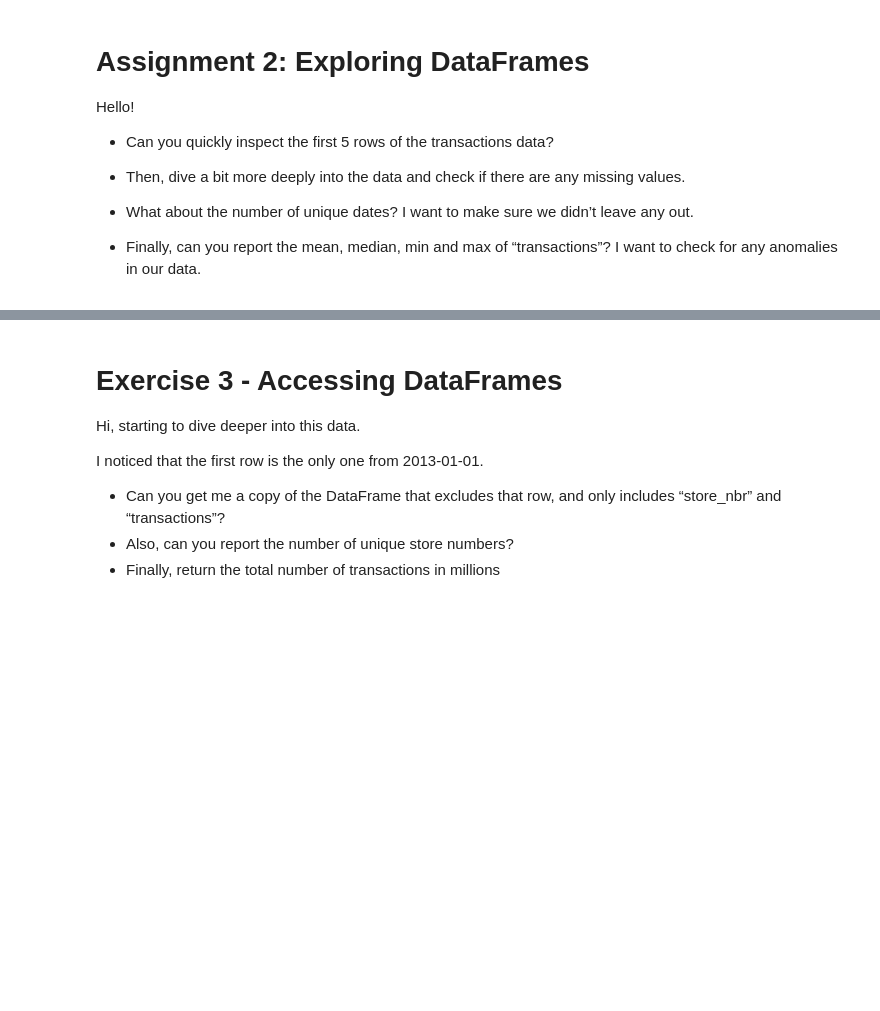
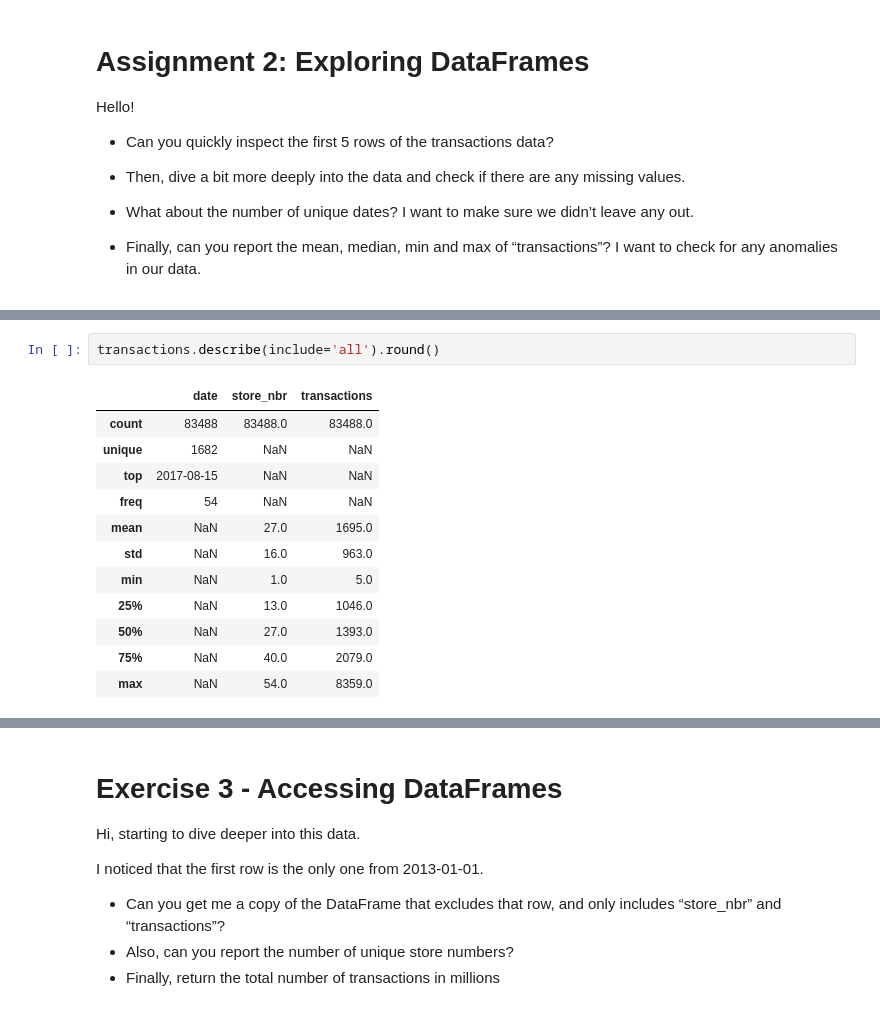
Before and after one commit to maciejsss/data-analysis-pandas, a Jupyter notebook: Course Assignment Notebooks/section03_DataFrames.ipynb, the cells around one changed output, grey strips where cells are left out. Cells and saved outputs as stored; diff of their text form; blank space fills up the shorter version.

```diff
--- a/Course Assignment Notebooks/section03_DataFrames.ipynb
+++ b/Course Assignment Notebooks/section03_DataFrames.ipynb
@@ -54,0 +84,15 @@ Hello!
+# %%
+transactions.describe(include='all').round()
+# %% [output]
+|  | date | store_nbr | transactions |
+| count | 83488 | 83488.0 | 83488.0 |
+| unique | 1682 | NaN | NaN |
+| top | 2017-08-15 | NaN | NaN |
+| freq | 54 | NaN | NaN |
+| mean | NaN | 27.0 | 1695.0 |
+| std | NaN | 16.0 | 963.0 |
+| min | NaN | 1.0 | 5.0 |
+| 25% | NaN | 13.0 | 1046.0 |
+| 50% | NaN | 27.0 | 1393.0 |
+| 75% | NaN | 40.0 | 2079.0 |
+| max | NaN | 54.0 | 8359.0 |
```
Also changed, not shown: parts of 14 cells of this notebook, 1 other file.
